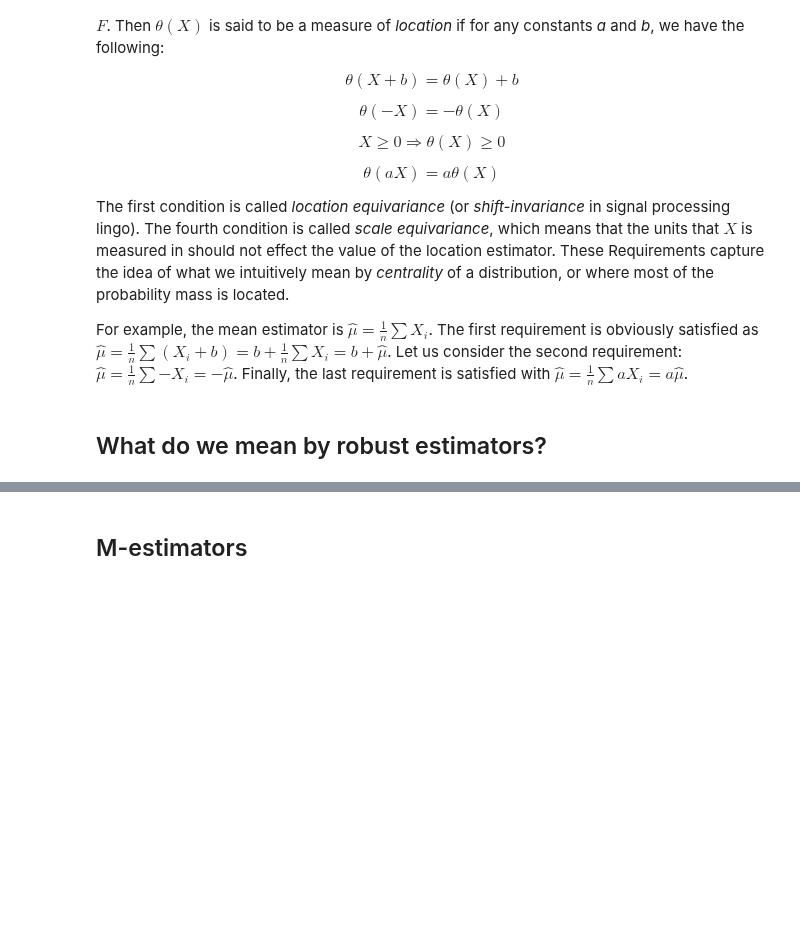
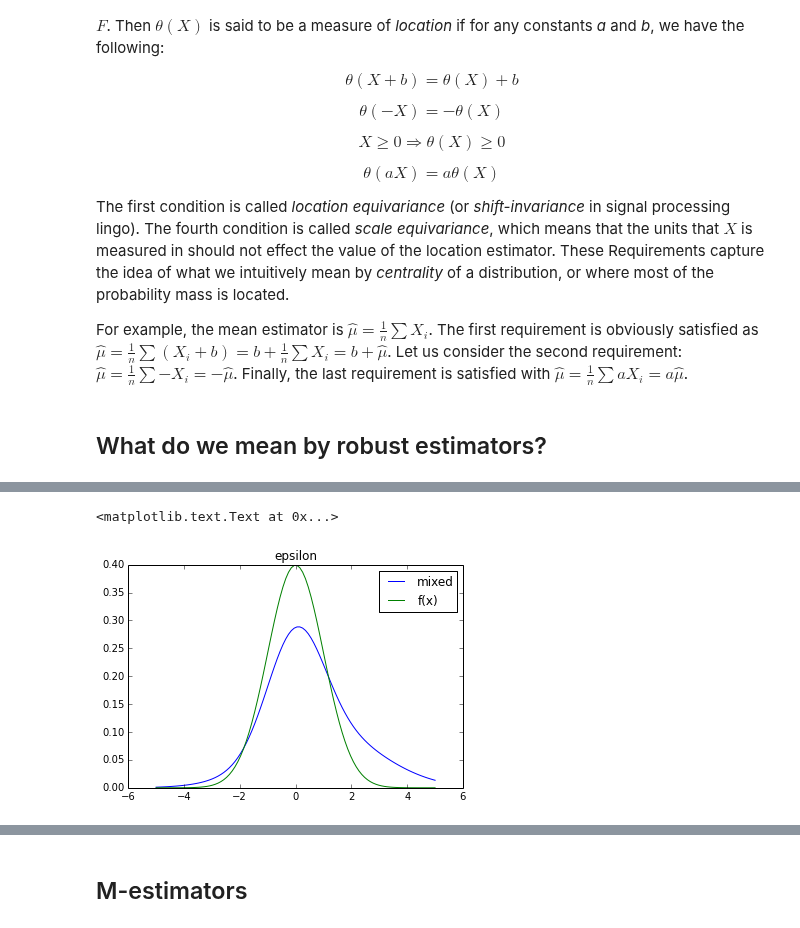
Before and after one commit to unpingco/Python-for-Signal-Processing, a Jupyter notebook: Robust_Statistics.ipynb, the cells around one changed output, grey strips where cells are left out. Cells and saved outputs as stored; diff of their text form; code cells hidden in the pictures; blank space fills up the shorter version.

```diff
--- a/Robust_Statistics.ipynb
+++ b/Robust_Statistics.ipynb
@@ -84,0 +86,16 @@ stats.kstest(samples,'norm')
+# %%
+import sympy.stats
+from sympy.abc import x
+eps = sympy.symbols('epsilon')
+
+mixed_cdf = sympy.stats.cdf(sympy.stats.Normal('x',0,1),'x')(x)*(1- eps) + eps * sympy.stats.cdf(sympy.stats.Normal('x',1,2),'x')(x)
+mixed_pdf = sympy.diff(mixed_cdf,x)
+xi = linspace(-5,5,100)
+fig,ax = subplots()
+ax.plot(xi,[sympy.lambdify(x,mixed_pdf.subs(eps,.5))(i) for i in xi],label='mixed')
+ax.plot(xi,n0.pdf(xi),label='f(x)')
+ax.legend(loc=0)
+ax.set_title('epsilon')
+# %% [output]
+<matplotlib.text.Text at 0x...>
+[figure, added]
```
Also changed, not shown: parts of 15 cells of this notebook, 1 other file.
